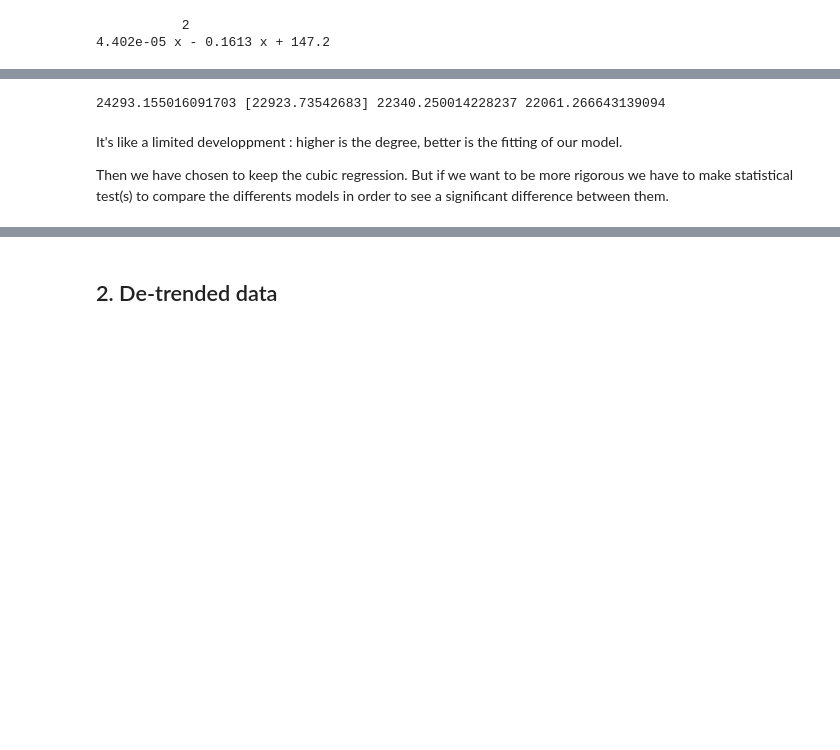
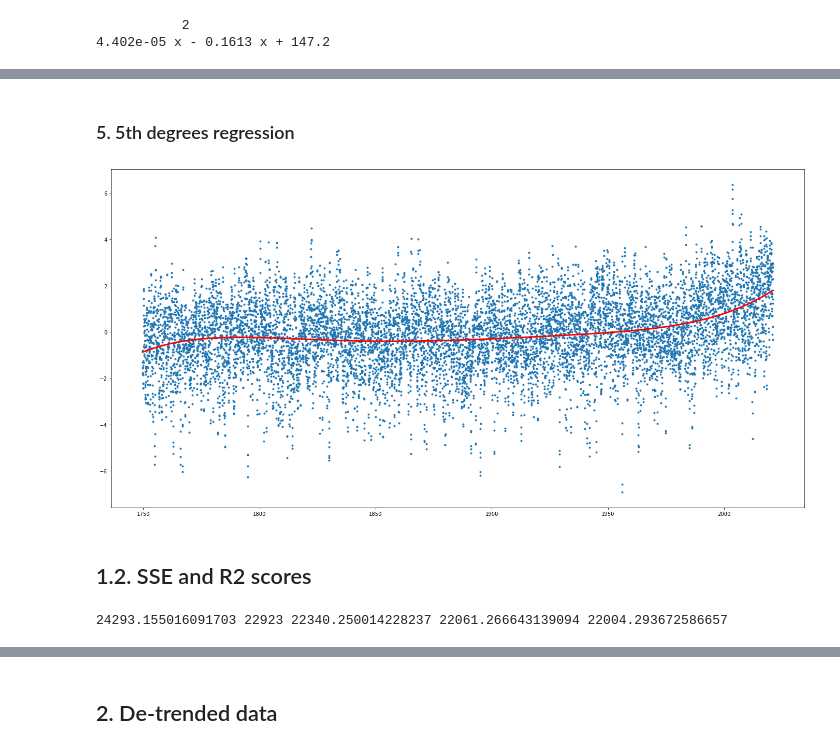
Before and after one commit to nmendiboure/Stochastic_calculus_Project, a Jupyter notebook: Calcul_stochastique_livrable.ipynb, the cells around one changed output, grey strips where cells are left out. Drawn from its saved outputs; the diff is of its cells as text; code cells hidden in the pictures; blank space fills up the shorter version.

```diff
--- a/Calcul_stochastique_livrable.ipynb
+++ b/Calcul_stochastique_livrable.ipynb
@@ -178,0 +184,12 @@ r2_score(ynew, p3(xnew))
+# %% [markdown]
+### 5. 5th degrees regression
+# %%
+p5 = np.poly1d(np.polyfit(xnew, ynew, 5))
+plt.figure(figsize=(24, 12))
+plt.scatter(X, Y, marker='.')
+plt.plot(xnew, p5(xnew), c='r', linewidth = 3)
+plt.show()
+# %% [output]
+[figure, added]
+# %% [markdown]
+## 1.2. SSE and R2 scores
@@ -184,13 +203,10 @@ def SSE (Y, Y_pred):
     return (sse)
 # %%
 sse0 = SSE(ynew, regr0)
-sse1 = SSE(ynew, regr1.predict(X))
+sse1 = int(SSE(ynew, regr1.predict(X)))
 sse2 = SSE(ynew, p2(xnew))
 sse3 = SSE(ynew, p3(xnew))
-print(sse0, sse1, sse2, sse3)
+sse5 = SSE(ynew, p5(xnew))
+print(sse0, sse1, sse2, sse3, sse5)
 # %% [output]
-24293.155016091703 [22923.73542683] 22340.250014228237 22061.266643139094
+24293.155016091703 22923 22340.250014228237 22061.266643139094 22004.293672586657
-# %% [markdown]
-It's like a limited developpment : higher is the degree, better is the fitting of our model.
-
-Then we have chosen to keep the cubic regression. But if we want to be more rigorous we have to make statistical test(s) to compare the differents models in order to see a significant difference between them.
```
Also changed, not shown: parts of 34 cells of this notebook.
